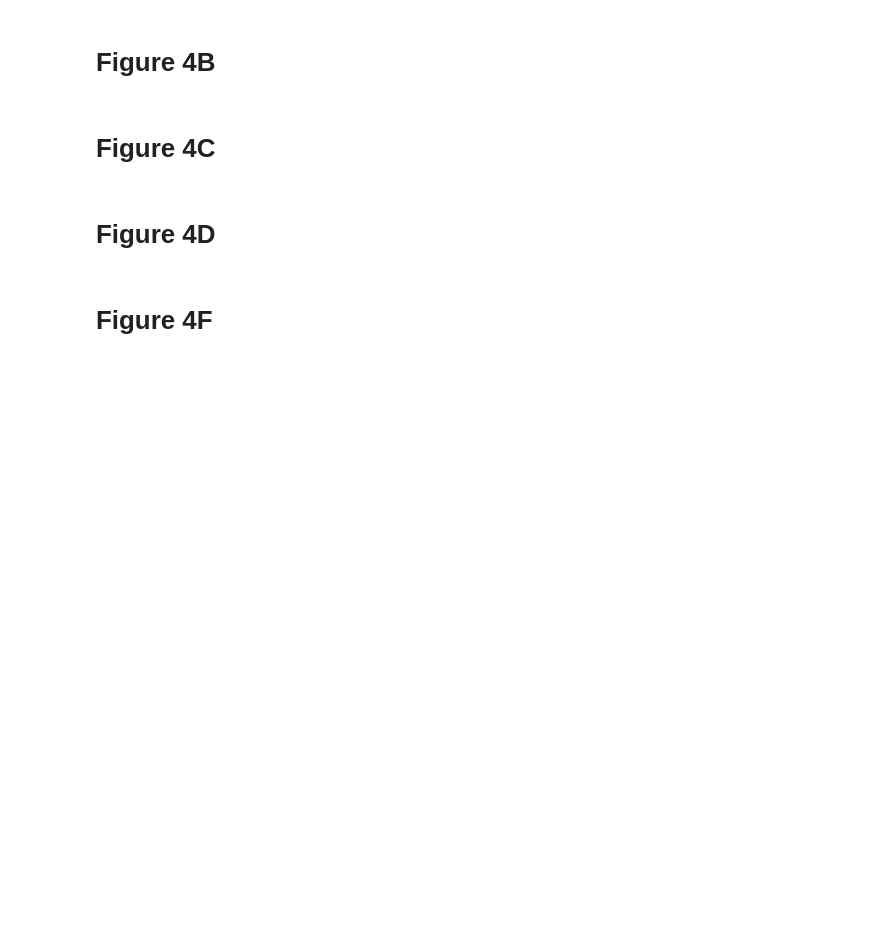
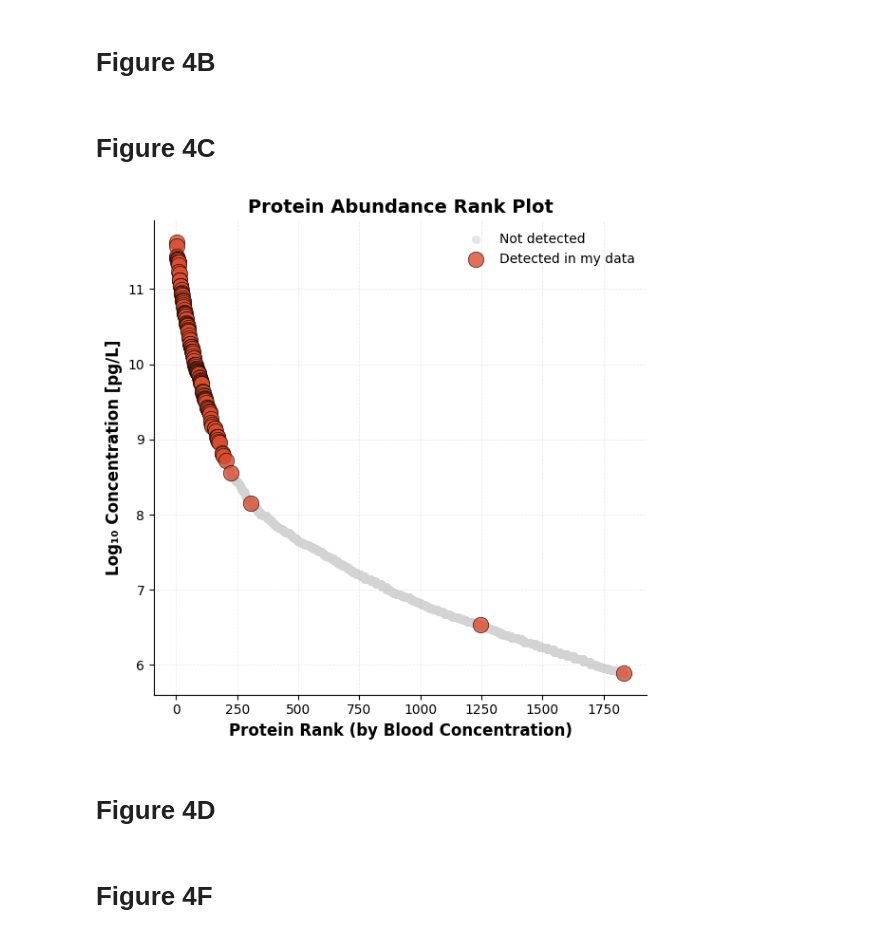
Before and after one commit to DenysOliinyk3007/SPEC-figures, a Jupyter notebook: SPEC_manuscript_Figure4.ipynb, the cells around one changed output. Drawn from its saved outputs; the diff is of its cells as text; code cells hidden in the pictures; blank space fills up the shorter version.

```diff
--- a/SPEC_manuscript_Figure4.ipynb
+++ b/SPEC_manuscript_Figure4.ipynb
@@ -67,8 +68,8 @@ import pandas as pd
 import matplotlib.pyplot as plt
 import numpy as np
 
-tsv_file = r'Z:\Tim_SPEC\glyco\proteinatlas.tsv'
-csv_file = r'Z:\Tim_SPEC\glyco\glycan.proteins.csv'
+tsv_file = r'Z:\SPEC\submission\raw\figure4\proteinatlas.tsv'
+csv_file = r'Z:\SPEC\submission\raw\figure4\glycan.proteins_SPEC.csv'
 df_reference = pd.read_csv(tsv_file, sep='\t')
 df_mydata = pd.read_csv(csv_file)
 # Extract Uniprot ID from Accession column (take the part before '|')
@@ -98,33 +99,35 @@ df_plot = df_reference[df_reference['rank'] <= max_rank].copy()
 fig, ax = plt.subplots(figsize=(6, 6))
 # Plot all proteins (not in your data)
 ax.scatter(df_plot[~df_plot['in_mydata']]['rank'],
            df_plot[~df_plot['in_mydata']]['log_concentration'],
            color='lightgray',
            s=30,
            alpha=0.5,
            label='Not detected')
 # Highlight proteins in your data
 ax.scatter(df_plot[df_plot['in_mydata']]['rank'],
            df_plot[df_plot['in_mydata']]['log_concentration'],
            color='#db4c2e',
            s=140,
            alpha=0.8,
            edgecolors='black',
            linewidth=0.5,
            label='Detected in my data',
            zorder=3)
 # Formatting
 ax.set_xlabel('Protein Rank (by Blood Concentration)', fontsize=12, fontweight='bold')
 ax.set_ylabel('Log₁₀ Concentration [pg/L]', fontsize=12, fontweight='bold')
 ax.set_title('Protein Abundance Rank Plot', fontsize=14, fontweight='bold')
 ax.legend(frameon=False, fontsize=10)
 ax.spines['top'].set_visible(False)
 ax.spines['right'].set_visible(False)
 ax.grid(alpha=0.3, linestyle='--', linewidth=0.5)
 plt.tight_layout()
 # Save figure
 #fig.savefig(r'D:\Projects\SPEC\figs_raw\Figure_4m.pdf', dpi=300, bbox_inches='tight')
 plt.show()
+# %% [output]
+[figure, added]
 # %% [markdown]
 # Figure 4D
 # %%
```
Also changed, not shown: parts of 7 cells of this notebook, 4 other files.
